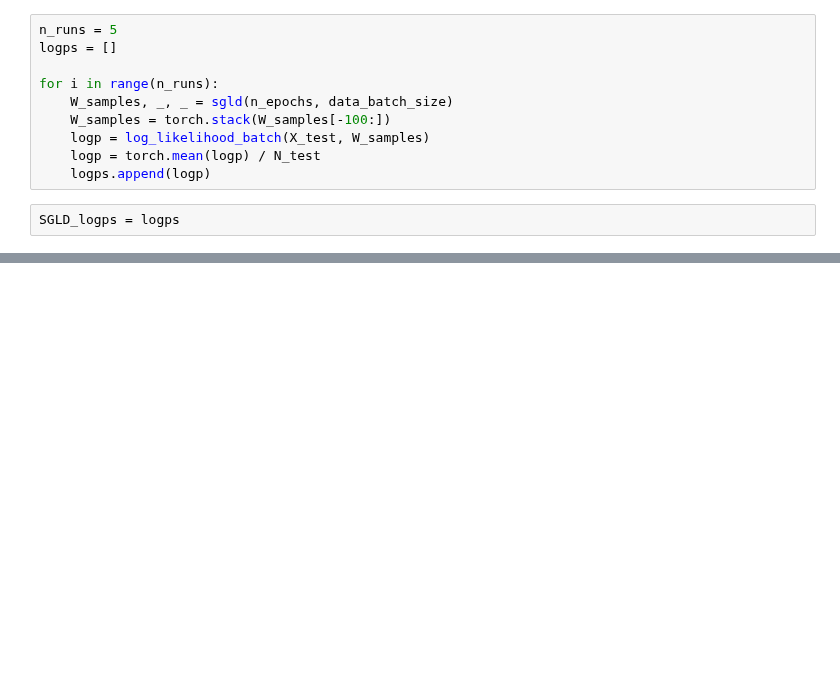
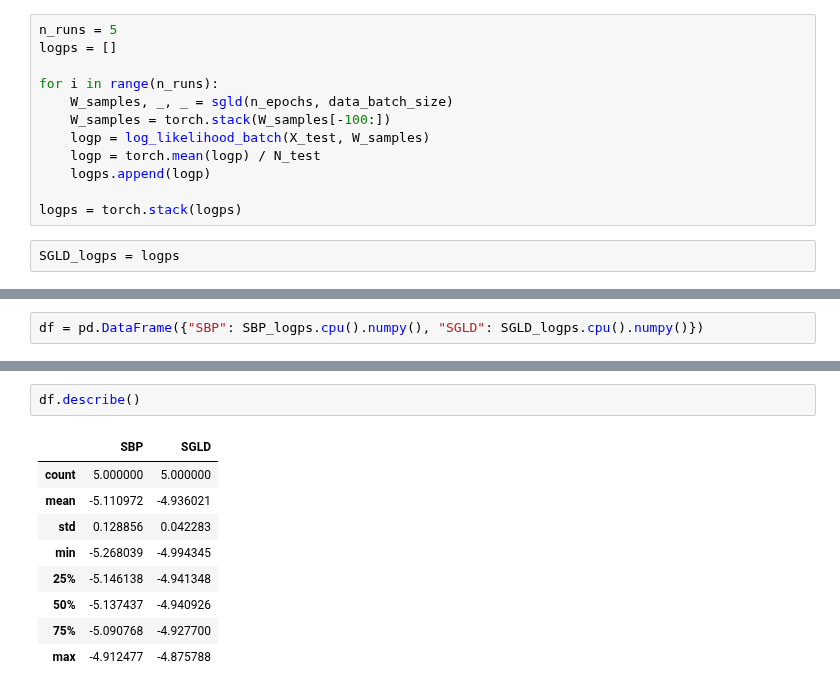
Before and after one commit to franciscovargas/ControlledFollmerDrift, a Jupyter notebook: notebooks/ICA.ipynb, the cells around one changed output, grey strips where cells are left out. Cells and saved outputs as stored; diff of their text form; blank space fills up the shorter version.

```diff
--- a/notebooks/ICA.ipynb
+++ b/notebooks/ICA.ipynb
@@ -194,6 +194,8 @@ for i in range(n_runs):
     logp = log_likelihood_batch(X_test, W_samples)
     logp = torch.mean(logp) / N_test
     logps.append(logp)
+
+logps = torch.stack(logps)
 # %%
 SGLD_logps = logps
 # %%
@@ -206,0 +205,2 @@ SGLD_logps
+# %%
+df = pd.DataFrame({"SBP": SBP_logps.cpu().numpy(), "SGLD": SGLD_logps.cpu().numpy()})
@@ -206,0 +216,12 @@ SGLD_logps
+# %%
+df.describe()
+# %% [output]
+|  | SBP | SGLD |
+| count | 5.000000 | 5.000000 |
+| mean | -5.110972 | -4.936021 |
+| std | 0.128856 | 0.042283 |
+| min | -5.268039 | -4.994345 |
+| 25% | -5.146138 | -4.941348 |
+| 50% | -5.137437 | -4.940926 |
+| 75% | -5.090768 | -4.927700 |
+| max | -4.912477 | -4.875788 |
```
Also changed, not shown: parts of 5 cells of this notebook, 1 other file.
